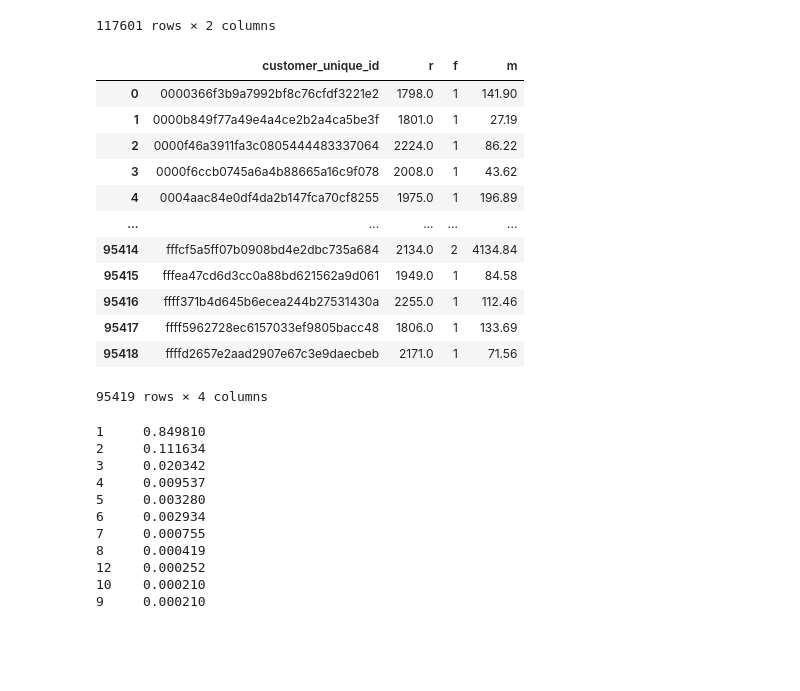
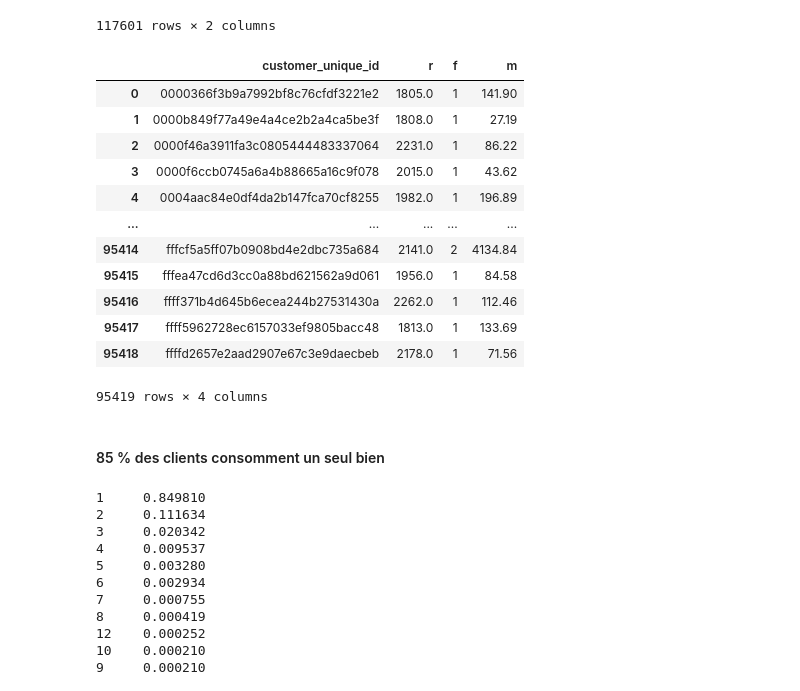
Before and after one commit to ArhurK/P5-Segmentez-les-clients-d-un-e-commerce, a Jupyter notebook: P5_Olist_Nettoyage.ipynb, the cells around one changed output. Drawn from its saved outputs; the diff is of its cells as text; code cells hidden in the pictures; blank space fills up the shorter version.

```diff
--- a/P5_Olist_Nettoyage.ipynb
+++ b/P5_Olist_Nettoyage.ipynb
@@ -323,3 +325,3 @@ Name: order_purchase_timestamp, Length: 117601, dtype: float64
 # %%
-df['N_days'] = (datetime.now() - df['order_purchase_timestamp']).astype('timedelta64[D]')
+df['nb_days'] = (datetime.now() - df['order_purchase_timestamp']).astype('timedelta64[D]')
 # %%
@@ -354,29 +356,31 @@ df[['customer_unique_id','order_purchase_timestamp']]
 | 117600 | 9aa5a8a2a616d12c8b2473429b1bdd1e | 2018-06-28 08:15:31 |
 117601 rows × 2 columns
 # %%
-rfm = df.groupby('customer_unique_id').agg({'N_days' : np.min,
+rfm = df.groupby('customer_unique_id').agg({'nb_days' : np.min,
                                       'order_purchase_timestamp' : len,
                                       'payment_value' : np.sum
                                      }).reset_index()
 
-rfm = rfm.rename(columns={'N_days' : 'r',
-            'order_purchase_timestamp' : 'f',
-            'payment_value' : 'm' })
+rfm = rfm.rename(columns={'nb_days' : 'r', # récence
+            'order_purchase_timestamp' : 'f', # fréquence
+            'payment_value' : 'm' }) # montant
 rfm
 # %% [output]
 |  | customer_unique_id | r | f | m |
-| 0 | 0000366f3b9a7992bf8c76cfdf3221e2 | 1798.0 | 1 | 141.90 |
-| 1 | 0000b849f77a49e4a4ce2b2a4ca5be3f | 1801.0 | 1 | 27.19 |
-| 2 | 0000f46a3911fa3c0805444483337064 | 2224.0 | 1 | 86.22 |
-| 3 | 0000f6ccb0745a6a4b88665a16c9f078 | 2008.0 | 1 | 43.62 |
-| 4 | 0004aac84e0df4da2b147fca70cf8255 | 1975.0 | 1 | 196.89 |
+| 0 | 0000366f3b9a7992bf8c76cfdf3221e2 | 1805.0 | 1 | 141.90 |
+| 1 | 0000b849f77a49e4a4ce2b2a4ca5be3f | 1808.0 | 1 | 27.19 |
+| 2 | 0000f46a3911fa3c0805444483337064 | 2231.0 | 1 | 86.22 |
+| 3 | 0000f6ccb0745a6a4b88665a16c9f078 | 2015.0 | 1 | 43.62 |
+| 4 | 0004aac84e0df4da2b147fca70cf8255 | 1982.0 | 1 | 196.89 |
 | ... | ... | ... | ... | ... |
-| 95414 | fffcf5a5ff07b0908bd4e2dbc735a684 | 2134.0 | 2 | 4134.84 |
-| 95415 | fffea47cd6d3cc0a88bd621562a9d061 | 1949.0 | 1 | 84.58 |
-| 95416 | ffff371b4d645b6ecea244b27531430a | 2255.0 | 1 | 112.46 |
-| 95417 | ffff5962728ec6157033ef9805bacc48 | 1806.0 | 1 | 133.69 |
-| 95418 | ffffd2657e2aad2907e67c3e9daecbeb | 2171.0 | 1 | 71.56 |
+| 95414 | fffcf5a5ff07b0908bd4e2dbc735a684 | 2141.0 | 2 | 4134.84 |
+| 95415 | fffea47cd6d3cc0a88bd621562a9d061 | 1956.0 | 1 | 84.58 |
+| 95416 | ffff371b4d645b6ecea244b27531430a | 2262.0 | 1 | 112.46 |
+| 95417 | ffff5962728ec6157033ef9805bacc48 | 1813.0 | 1 | 133.69 |
+| 95418 | ffffd2657e2aad2907e67c3e9daecbeb | 2178.0 | 1 | 71.56 |
 95419 rows × 4 columns
+# %% [markdown]
+#### 85 % des clients consomment un seul bien
 # %%
 rfm.f.value_counts(normalize=True)
 # %% [output]
```
Also changed, not shown: parts of 38 cells of this notebook.
